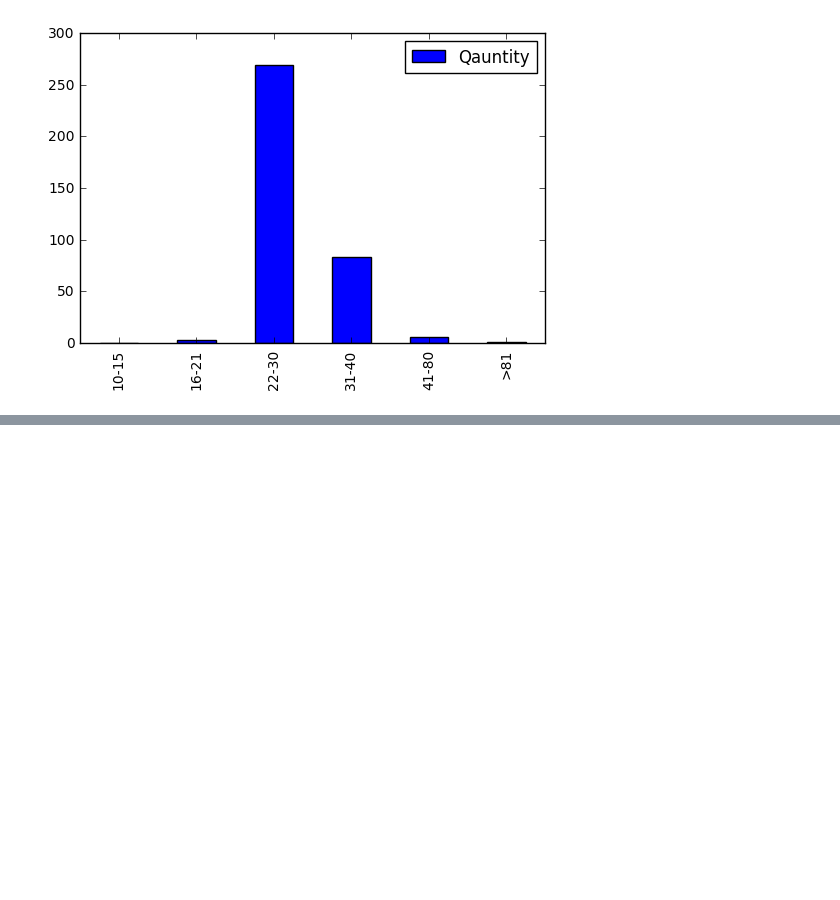
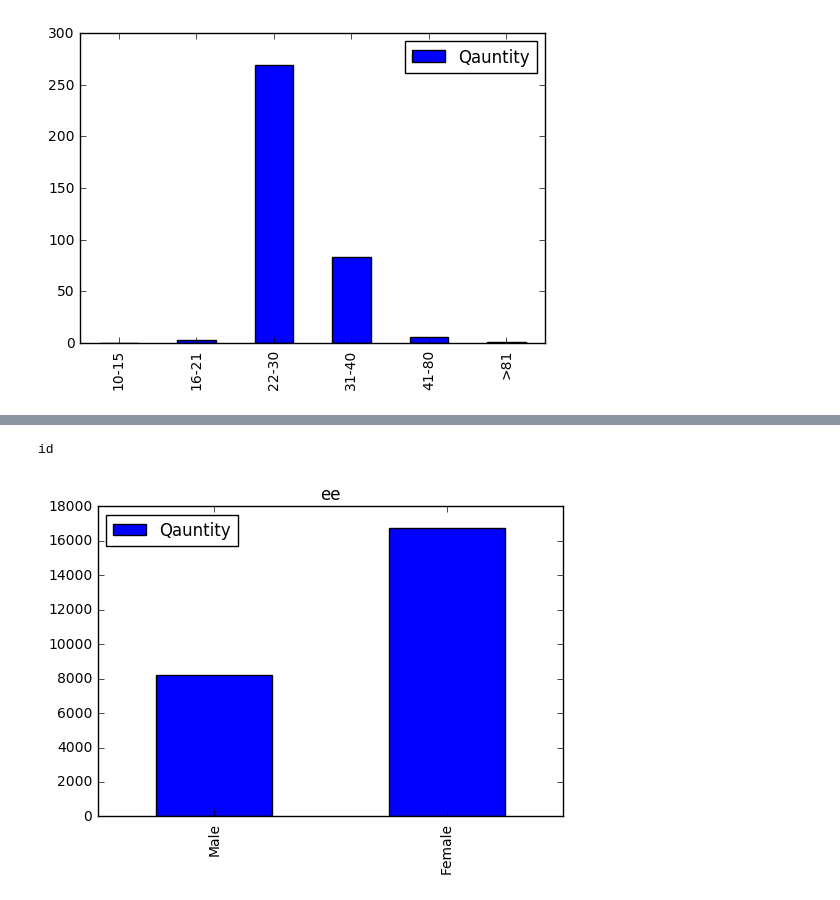
Before and after one commit to bdynamite/diploma_g, a Jupyter notebook: Untitled1.ipynb, the cells around one changed output, grey strips where cells are left out. Drawn from its saved outputs; the diff is of its cells as text; code cells hidden in the pictures; blank space fills up the shorter version.

```diff
--- a/Untitled1.ipynb
+++ b/Untitled1.ipynb
@@ -22,8 +29,8 @@ def get_group_members(id):
 # %%
-def get_data(response):
+def get_data(data):
     age_list = []
     sex_list = []
-    for element in response['response']['items']:
+    for element in data:
         sex_list.append(element['sex'])
         if not element.get('bdate') or element['bdate'].count('.') != 2:
             continue
@@ -35,12 +42,12 @@ def get_age(bdate):
     years = (TODAY - bdate).days // 365
     return years
 # %%
-def print_sex_bar(data_list):
-    data = [data_list.count(1), data_list.count(2)]
+def print_sex_bar(data_list, name):
+    data = [data_list.count(2), data_list.count(1)]
     index = ['Male','Female']
-    pd.DataFrame({'Qauntity': [*data]}, index = [*index]).plot.bar()
+    pd.DataFrame({'Qauntity': [*data]}, index = [*index]).plot.bar(title=name)
 # %%
-def print_age_bar(data_list):
+def print_age_bar(data_list, name):
     data = [
         len([x for x in data_list if 10 <= x <= 15]),
         len([x for x in data_list if 16 <= x <= 21]),
@@ -50,15 +57,15 @@ def print_age_bar(data_list):
         len([x for x in data_list if 81 <= x])
     ]
     index = ['10-15', '16-21', '22-30', '31-40', '41-80', '>81']
-    pd.DataFrame({'Qauntity': [*data]}, index = [*index]).plot.bar()
+    pd.DataFrame({'Qauntity': [*data]}, index = [*index]).plot.bar(title=name)
 # %%
 list_of_groups = get_top_n_groups(5)
 # %%
 for group in list_of_groups:
-    request = get_group_members(group['title'])
+    request = get_group_members(group['id'])
     sex_list, age_list = get_data(request)
-    print_sex_bar(sex_list)
-    print_age_bar(age_list)
+    print_sex_bar(sex_list, group['title'])
+    print_age_bar(age_list, group['title'])
 # %% [output]
 [figure]
 [figure]
@@ -72,0 +152,8 @@ for group in list_of_groups:
+# %%
+print(request[0])
+# %% [output]
+id
+# %%
+print_sex_bar(sex_list, 'ee')
+# %% [output]
+[figure, added]
```
Also changed, not shown: parts of 8 cells of this notebook, 3 other files.
